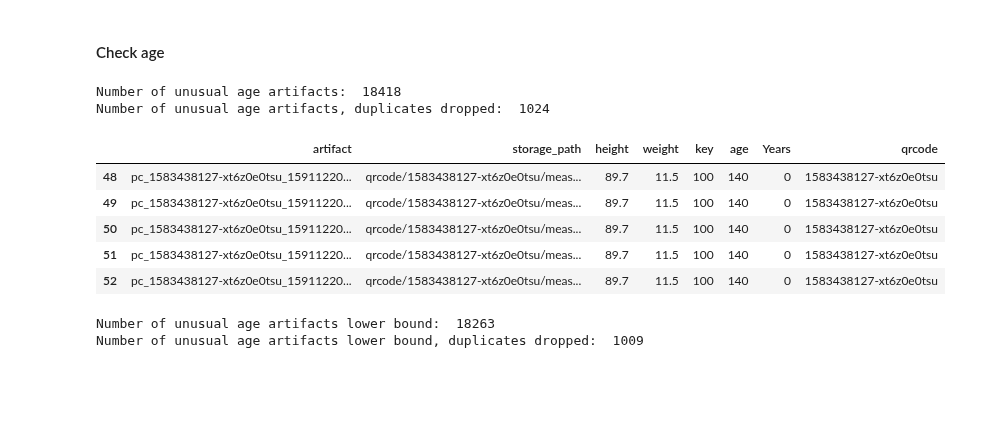
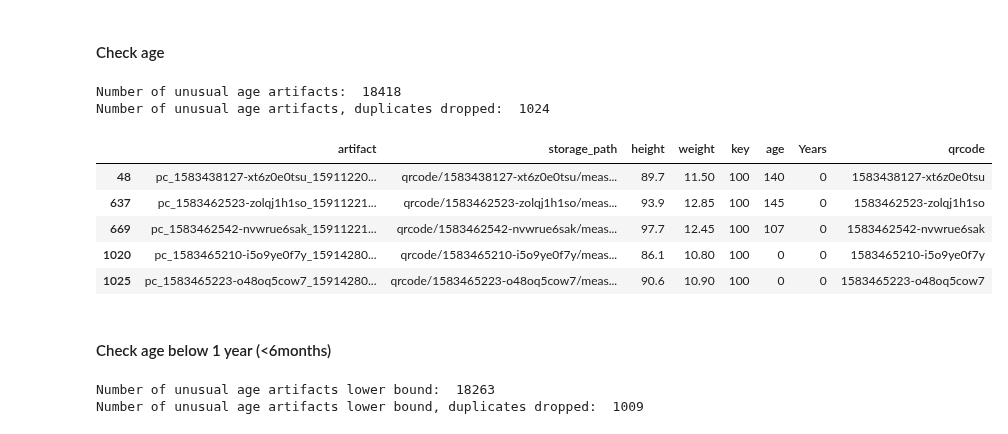
Before and after one commit to Welthungerhilfe/cgm-ml, a Jupyter notebook: src/data_utils/dataset_EDA/anon-depthmap-95k/EDA_anon-depthmap-95k.ipynb, the cells around one changed output. Saved outputs shown, nothing was run; the diff lists cells and outputs as text; code cells hidden in the pictures; blank space fills up the shorter version.

```diff
--- a/src/data_utils/dataset_EDA/anon-depthmap-95k/EDA_anon-depthmap-95k.ipynb
+++ b/src/data_utils/dataset_EDA/anon-depthmap-95k/EDA_anon-depthmap-95k.ipynb
@@ -142,24 +142,26 @@ def get_path(row: pd.Series) -> str:
 # %%
 # Children should be between 6 months and 6 years, otherwise we assume something went wrong
 # data_utilities conver_age_from_days_to_years calls round() -> nearest integer
 # What should we do with children age 0?
 unusual_age_artifacts = artifacts[(artifacts.Years < 1) | (artifacts.Years > 6)]
 print("Number of unusual age artifacts: ", len(unusual_age_artifacts))
 
 #drop duplicates
 unusual_age_drop_dupl = unusual_age_artifacts.drop_duplicates(subset='qrcode', keep='first')
 print("Number of unusual age artifacts, duplicates dropped: ", len(unusual_age_drop_dupl))
 
-unusual_age_artifacts.head()
+unusual_age_drop_dupl.head()
 # %% [output]
 Number of unusual age artifacts:  18418
 Number of unusual age artifacts, duplicates dropped:  1024
 |  | artifact | storage_path | height | weight | key | age | Years | qrcode |
-| 48 | pc_1583438127-xt6z0e0tsu_15911220... | qrcode/1583438127-xt6z0e0tsu/meas... | 89.7 | 11.5 | 100 | 140 | 0 | 1583438127-xt6z0e0tsu |
-| 49 | pc_1583438127-xt6z0e0tsu_15911220... | qrcode/1583438127-xt6z0e0tsu/meas... | 89.7 | 11.5 | 100 | 140 | 0 | 1583438127-xt6z0e0tsu |
-| 50 | pc_1583438127-xt6z0e0tsu_15911220... | qrcode/1583438127-xt6z0e0tsu/meas... | 89.7 | 11.5 | 100 | 140 | 0 | 1583438127-xt6z0e0tsu |
-| 51 | pc_1583438127-xt6z0e0tsu_15911220... | qrcode/1583438127-xt6z0e0tsu/meas... | 89.7 | 11.5 | 100 | 140 | 0 | 1583438127-xt6z0e0tsu |
-| 52 | pc_1583438127-xt6z0e0tsu_15911220... | qrcode/1583438127-xt6z0e0tsu/meas... | 89.7 | 11.5 | 100 | 140 | 0 | 1583438127-xt6z0e0tsu |
+| 48 | pc_1583438127-xt6z0e0tsu_15911220... | qrcode/1583438127-xt6z0e0tsu/meas... | 89.7 | 11.50 | 100 | 140 | 0 | 1583438127-xt6z0e0tsu |
+| 637 | pc_1583462523-zolqj1h1so_15911221... | qrcode/1583462523-zolqj1h1so/meas... | 93.9 | 12.85 | 100 | 145 | 0 | 1583462523-zolqj1h1so |
+| 669 | pc_1583462542-nvwrue6sak_15911221... | qrcode/1583462542-nvwrue6sak/meas... | 97.7 | 12.45 | 100 | 107 | 0 | 1583462542-nvwrue6sak |
+| 1020 | pc_1583465210-i5o9ye0f7y_15914280... | qrcode/1583465210-i5o9ye0f7y/meas... | 86.1 | 10.80 | 100 | 0 | 0 | 1583465210-i5o9ye0f7y |
+| 1025 | pc_1583465223-o48oq5cow7_15914280... | qrcode/1583465223-o48oq5cow7/meas... | 90.6 | 10.90 | 100 | 0 | 0 | 1583465223-o48oq5cow7 |
+# %% [markdown]
+#### Check age below 1 year (<6months)
 # %%
 unusual_age_artifacts_lowerbound = artifacts[artifacts.Years < 1]
 print("Number of unusual age artifacts lower bound: ", len(unusual_age_artifacts_lowerbound))
```
Also changed, not shown: parts of 3 cells of this notebook, 3 other files.
